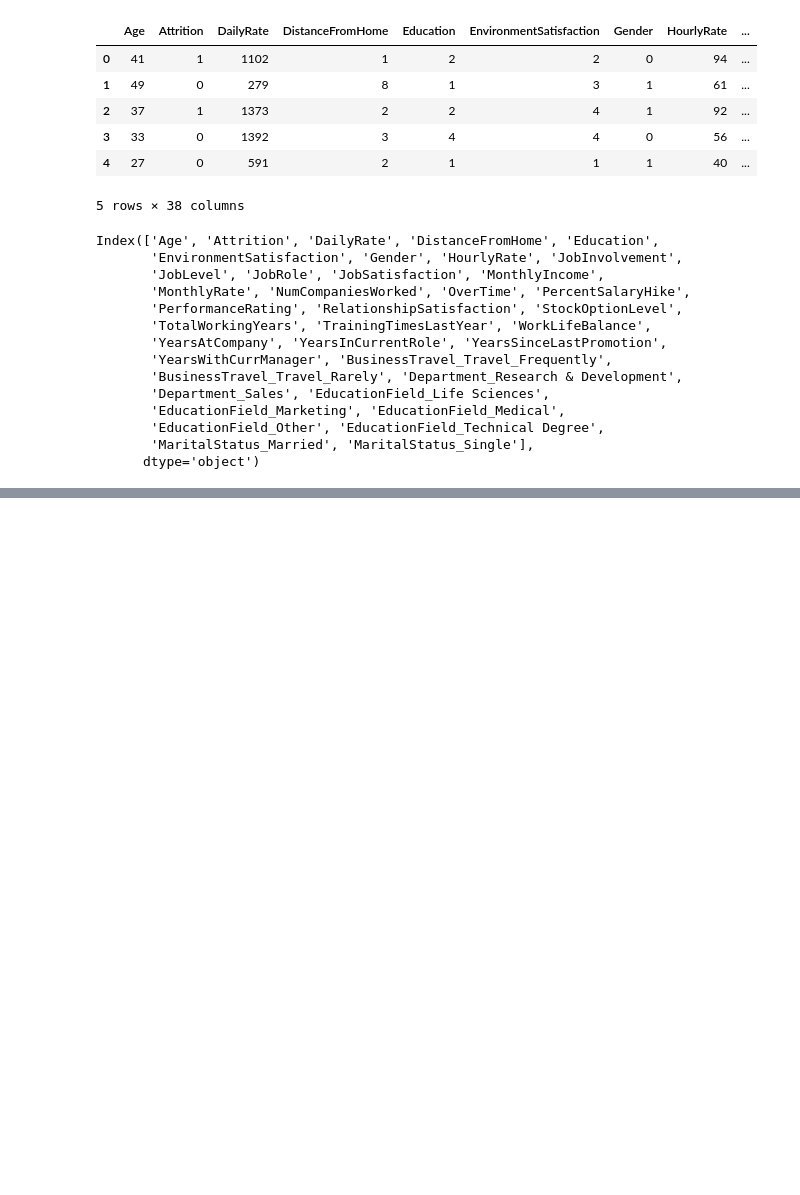
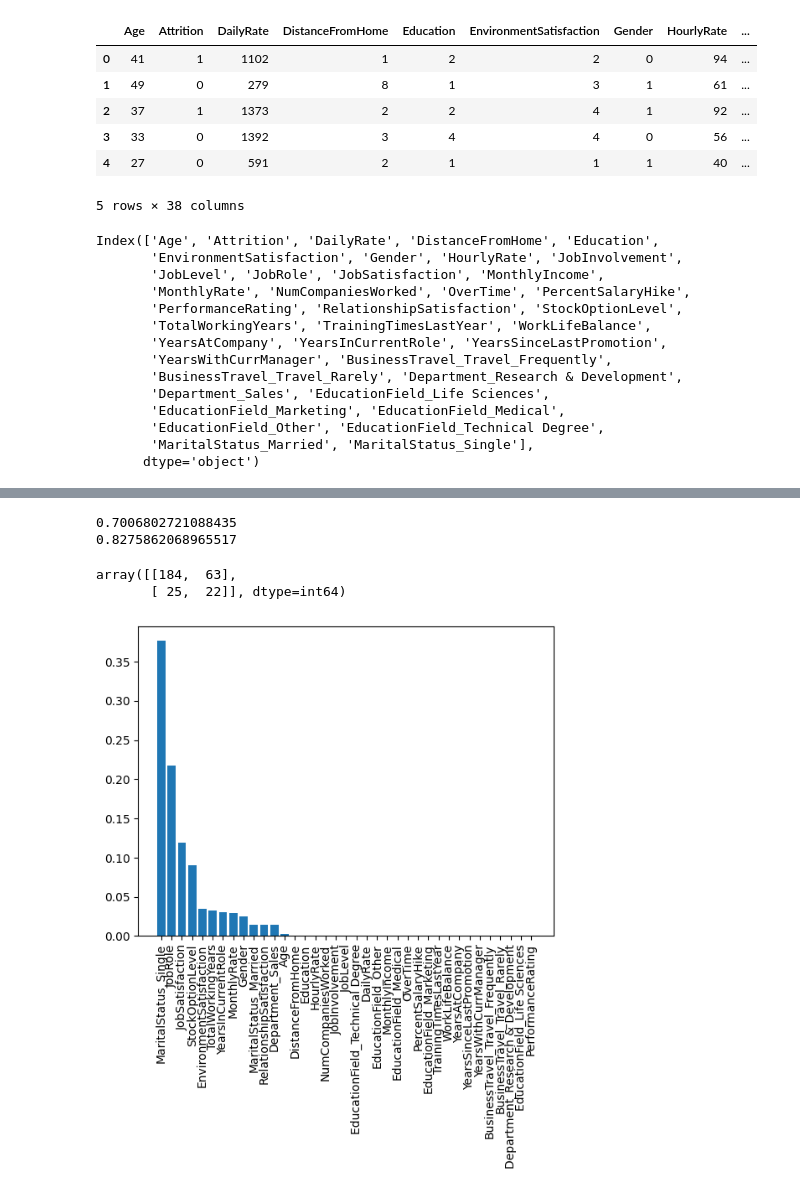
Before and after one commit to hemanthkumarb03/Scaler_Business_CaseStudies, a Jupyter notebook: Class_projects/Decision_tree/IBM_HR_ATTRITION_RATE/attrition.ipynb, the cells around one changed output, grey strips where cells are left out. Saved outputs shown, nothing was run; the diff lists cells and outputs as text; code cells hidden in the pictures; blank space fills up the shorter version.

```diff
--- a/Class_projects/Decision_tree/IBM_HR_ATTRITION_RATE/attrition.ipynb
+++ b/Class_projects/Decision_tree/IBM_HR_ATTRITION_RATE/attrition.ipynb
@@ -249,0 +320,8 @@ ValueError: Could not interpret value `Overtime` for `y`. An entry with this nam
+# %%
+model = DecisionTreeClassifier(max_depth=4,random_state=23)
+model.fit(x_train_sm,y_train_sm)
+print(model.score(x_test,y_test))
+print(model.score(x_train_sm,y_train_sm))
+# %% [output]
+0.7006802721088435
+0.8275862068965517
@@ -249,0 +330,17 @@ ValueError: Could not interpret value `Overtime` for `y`. An entry with this nam
+# %%
+from sklearn.metrics import confusion_matrix
+
+confusion_matrix(y_test,test_pred)
+# %% [output]
+array([[184,  63],
+       [ 25,  22]], dtype=int64)
+# %%
+## Getting Feature Inporatnces:
+importances = model.feature_importances_
+indices = np.argsort(importances)[::-1]
+names = [x_train.columns[i] for i in indices]
+plt.bar(range(x_train.shape[1]),importances[indices])
+plt.xticks(range(x_train.shape[1]), names, rotation=90) # Add feature names as x-axis labels
+plt.show() # Show plot
+# %% [output]
+[figure, added]
```
Also changed, not shown: parts of 9 cells of this notebook.
